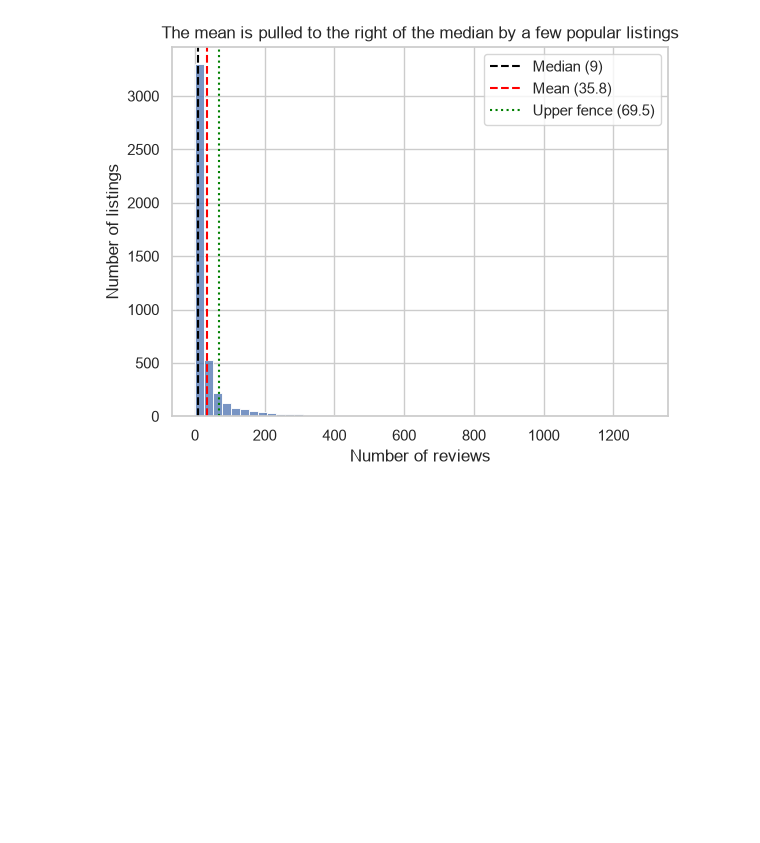
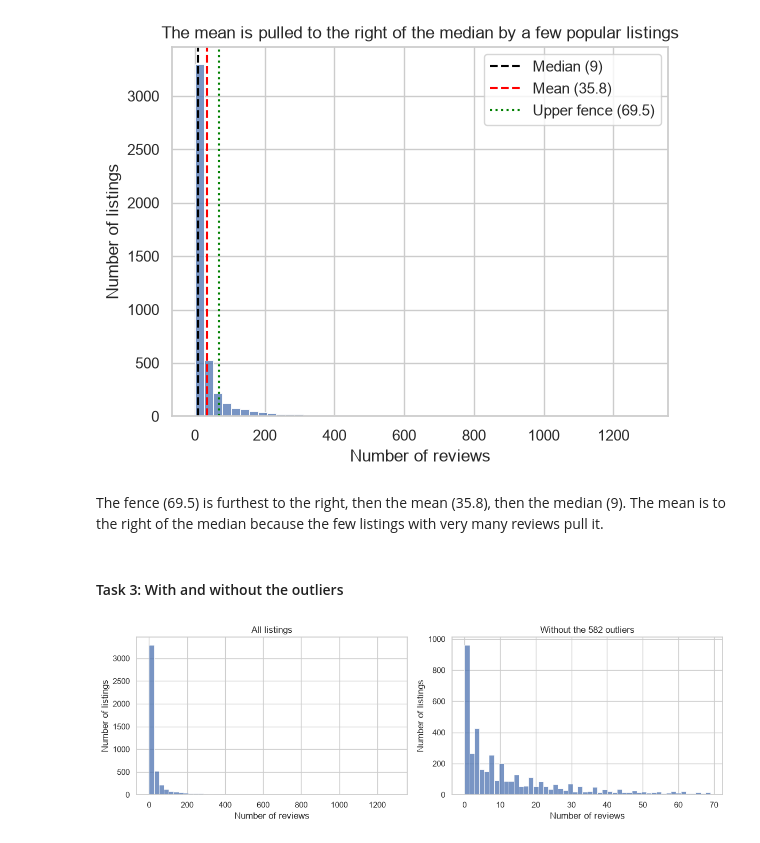
Before and after one commit to VictorSago/Lexicon-Labs, a Jupyter notebook: DataAnalysis/lab7.ipynb, the cells around one changed output. Drawn from its saved outputs; the diff is of its cells as text; code cells hidden in the pictures; blank space fills up the shorter version.

Commit message:
DA Lab 7, Tasks 3-6

```diff
--- a/DataAnalysis/lab7.ipynb
+++ b/DataAnalysis/lab7.ipynb
@@ -68,3 +68,31 @@ ax.legend()
 plt.show()
 # %% [output]
 [figure]
+# %% [markdown]
+The fence (69.5) is furthest to the right, then the mean (35.8), then the median (9). The mean is to the right of the median because the few listings with very many reviews pull it.
+# %% [markdown]
+#### Task 3: With and without the outliers
+# %%
+# Mark the outliers in a dedicated column
+listings["reviews_outlier"] = listings["number_of_reviews"] > upper
+n_outliers = listings["reviews_outlier"].sum()
+
+# Draw two charts side-by-side:
+# one with all listings and the other without the outliers
+fig, axes = plt.subplots(1, 2, figsize=(12, 4))
+sns.histplot(data=listings, x="number_of_reviews", bins=50, ax=axes[0])
+sns.histplot(data=listings[~listings["reviews_outlier"]], x="number_of_reviews", bins=50, ax=axes[1])
+
+# Set the titles
+axes[0].set_title("All listings")
+axes[1].set_title(f"Without the {n_outliers} outliers")
+
+for ax in axes:
+    ax.set_xlabel("Number of reviews")
+    ax.set_ylabel("Number of listings")
+
+plt.tight_layout()
+
+plt.show()
+# %% [output]
+[figure, added]
```
Also changed, not shown: parts of 12 cells of this notebook.
